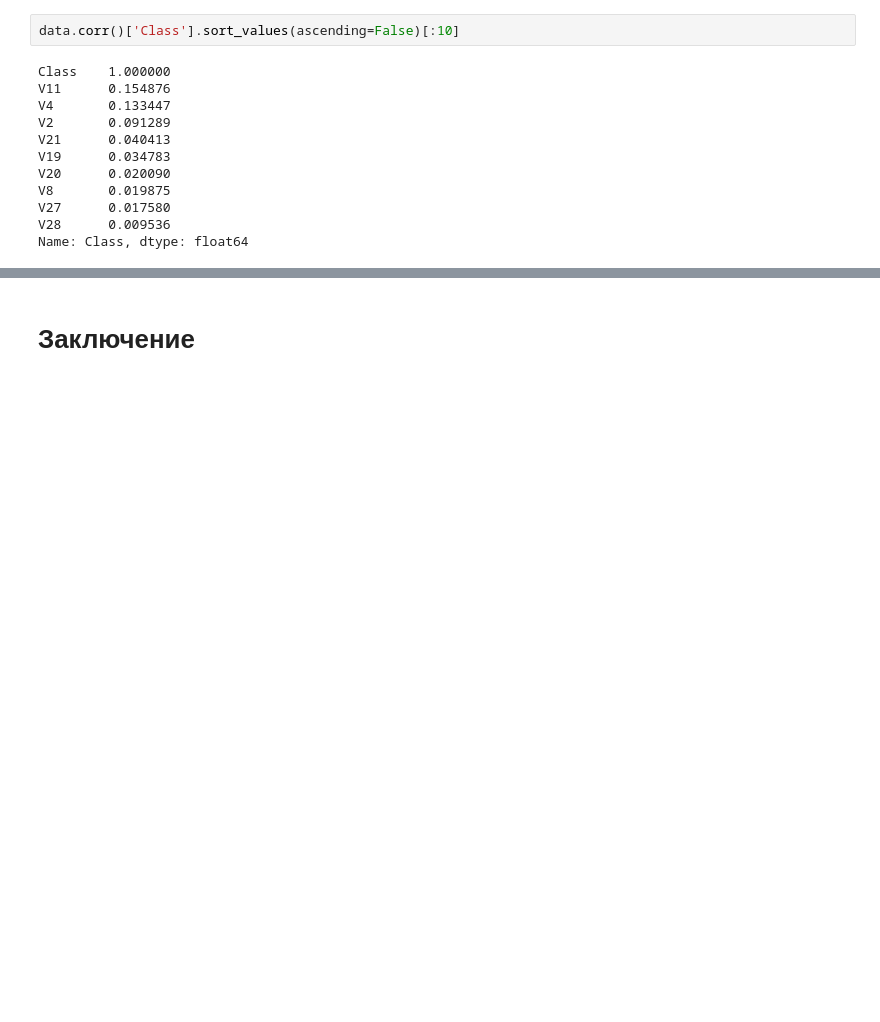
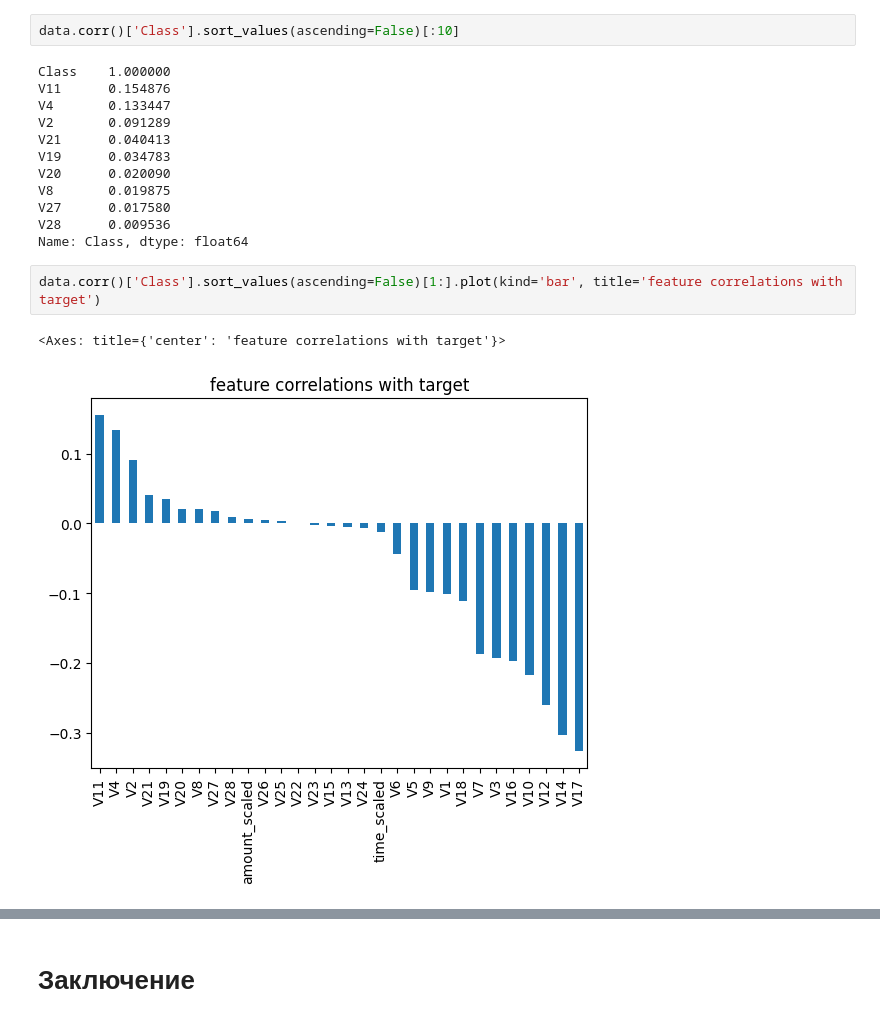
Before and after one commit to ibatuloff/fraud-detection-research, a Jupyter notebook: notebooks/eda.ipynb, the cells around one changed output, grey strips where cells are left out. Cells and saved outputs as stored; diff of their text form; blank space fills up the shorter version.

```diff
--- a/notebooks/eda.ipynb
+++ b/notebooks/eda.ipynb
@@ -103,3 +95,8 @@ V8       0.019875
 V27      0.017580
 V28      0.009536
 Name: Class, dtype: float64
+# %%
+data.corr()['Class'].sort_values(ascending=False)[1:].plot(kind='bar', title='feature correlations with target')
+# %% [output]
+<Axes: title={'center': 'feature correlations with target'}>
+[figure, added]
```
Also changed, not shown: parts of 7 cells of this notebook, 5 other files.
